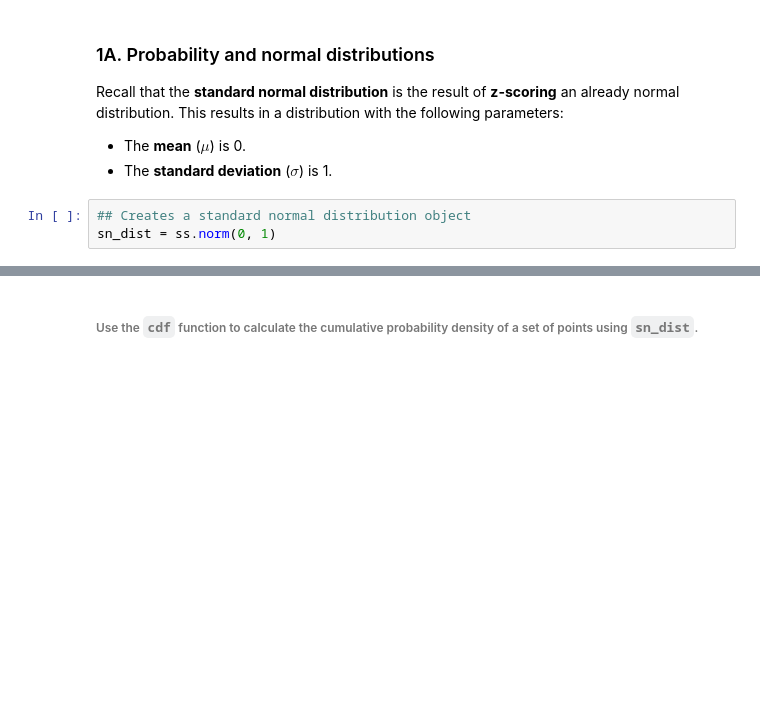
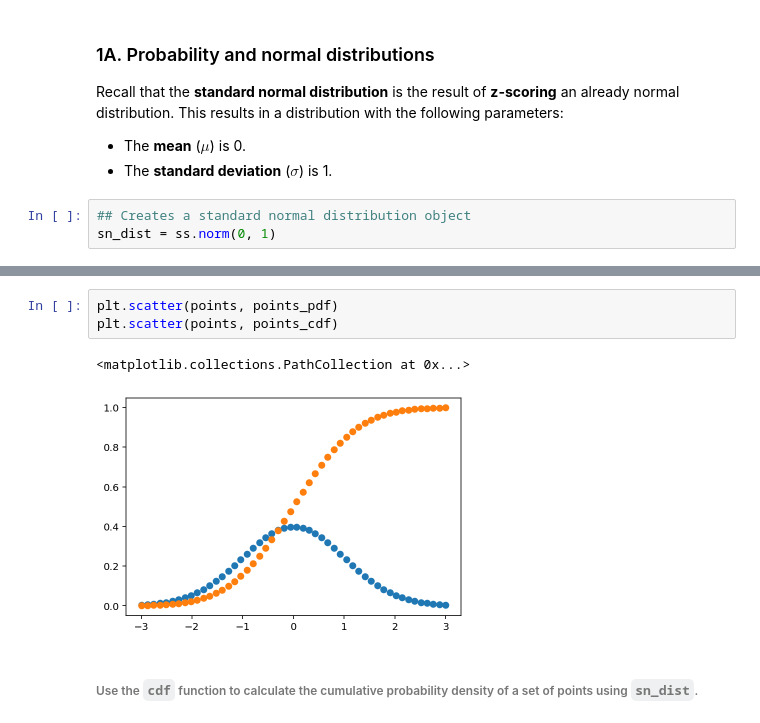
Before and after one commit to stylerw/css_bootcamp_2022, a Jupyter notebook: Statistics/Day 2/Day 2 - Lab (answers).ipynb, the cells around one changed output, grey strips where cells are left out. Drawn from its saved outputs; the diff is of its cells as text; blank space fills up the shorter version.

```diff
--- a/Statistics/Day 2/Day 2 - Lab (answers).ipynb
+++ b/Statistics/Day 2/Day 2 - Lab (answers).ipynb
@@ -52,3 +60,9 @@ sn_dist = ss.norm(0, 1)
+# %%
+plt.scatter(points, points_pdf)
+plt.scatter(points, points_cdf)
+# %% [output]
+<matplotlib.collections.PathCollection at 0x...>
+[figure, added]
 # %% [markdown]
 ###### Use the `cdf` function to calculate the cumulative probability density of a set of points using `sn_dist`.
 # %%
```
Also changed, not shown: parts of 3 cells of this notebook, 4 other files.
